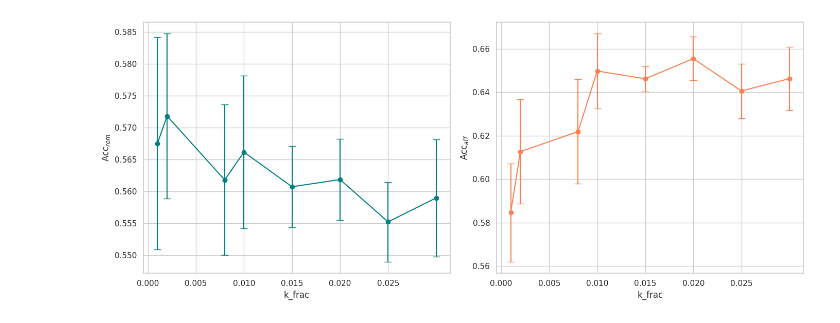
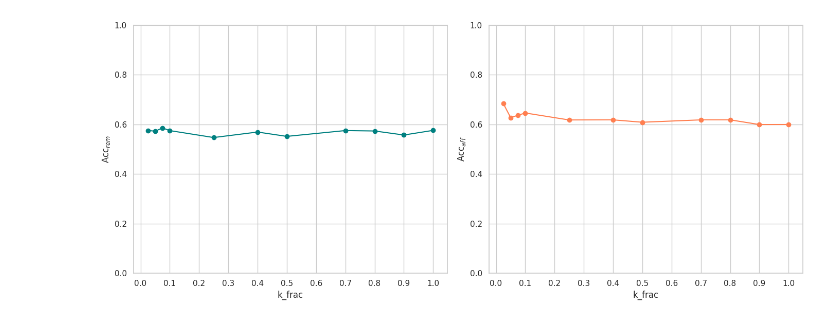
Before and after one commit to varshitakolipaka/corrective-unlearning-for-gnns, a Jupyter notebook: plotter.ipynb, the cells around one changed output. Drawn from its saved outputs; the diff is of its cells as text; code cells hidden in the pictures.

```diff
--- a/plotter.ipynb
+++ b/plotter.ipynb
@@ -8,7 +8,7 @@ import numpy as np
 from collections import defaultdict
 
 # Load and parse the data from file
-with open("./report.txt", "r") as f:
+with open("./report2.txt", "r") as f:
     text = f.read().split("\n")
 
 # Convert text lines to dictionaries
@@ -18,41 +18,41 @@ dict_arr = [ast.literal_eval(strv) for strv in text if strv]
 aggregated_data = defaultdict(lambda: {"Forg_Accuracy": [], "Util_Accuracy": []})
 
 # Populate the aggregated data
 for entry in dict_arr:
     k_frac = entry["k_frac"]
     aggregated_data[k_frac]["Forg_Accuracy"].append(entry["Forg_Accuracy"])
     aggregated_data[k_frac]["Util_Accuracy"].append(entry["Util_Accuracy"])
 
 # Calculate means and standard deviations
 k_fracs = sorted(aggregated_data.keys())
-forg_means = [np.mean(aggregated_data[k]["Forg_Accuracy"]) for k in k_fracs]
-forg_stds = [np.std(aggregated_data[k]["Forg_Accuracy"]) for k in k_fracs]
-util_means = [np.mean(aggregated_data[k]["Util_Accuracy"]) for k in k_fracs]
-util_stds = [np.std(aggregated_data[k]["Util_Accuracy"]) for k in k_fracs]
+forg_means = [np.max(aggregated_data[k]["Forg_Accuracy"]) for k in k_fracs]
+# forg_stds = [np.std(aggregated_data[k]["Forg_Accuracy"]) for k in k_fracs]
+util_means = [np.max(aggregated_data[k]["Util_Accuracy"]) for k in k_fracs]
+# util_stds = [np.std(aggregated_data[k]["Util_Accuracy"]) for k in k_fracs]
 
 # %%
 # Plotting
 sns.set(style="whitegrid")  # Set Seaborn style for a clean background
 fig, ax = plt.subplots(1, 2, figsize=(14, 6))
 
 # Util Accuracy plot
-ax[0].errorbar(k_fracs, util_means, yerr=util_stds, fmt='-o', capsize=5, color='teal', label="Util Accuracy")
+ax[0].errorbar(k_fracs, util_means, fmt='-o', capsize=5, color='teal', label="Util Accuracy")
 # ax[0].set_title("Util Accuracy")
 ax[0].set_xlabel("k_frac")
 ax[0].set_ylabel("Acc$_{rem}$")
-# ax[0].set_ylim(0, 1)  # Set y-axis between 0 and 1
-ax[0].set_xticks(np.arange(0, 0.03, 0.005))
+ax[0].set_ylim(0, 1)  # Set y-axis between 0 and 1
+ax[0].set_xticks(np.arange(0, 1.1, 0.1))
 
 # Forg Accuracy plot
-ax[1].errorbar(k_fracs, forg_means, yerr=forg_stds, fmt='-o', capsize=5, color='coral', label="Forg Accuracy")
+ax[1].errorbar(k_fracs, forg_means, fmt='-o', capsize=5, color='coral', label="Forg Accuracy")
 # ax[1].set_title("Forg Accuracy")
 ax[1].set_xlabel("k_frac")
 ax[1].set_ylabel("Acc$_{aff}$")
-# ax[1].set_ylim(0, 1)  # Set y-axis between 0 and 1
-ax[1].set_xticks(np.arange(0, 0.03, 0.005))
+ax[1].set_ylim(0, 1)  # Set y-axis between 0 and 1
+ax[1].set_xticks(np.arange(0, 1.1, 0.1))
 
 # plt.suptitle("Variation of Accuracy Metrics", fontsize=14)
 plt.tight_layout(rect=[0, 0, 1, 0.96])
 plt.show()
 # %% [output]
-[figure, old version]
+[figure, new version]
```
Also changed, not shown: parts of 2 cells of this notebook, 9 other files.
